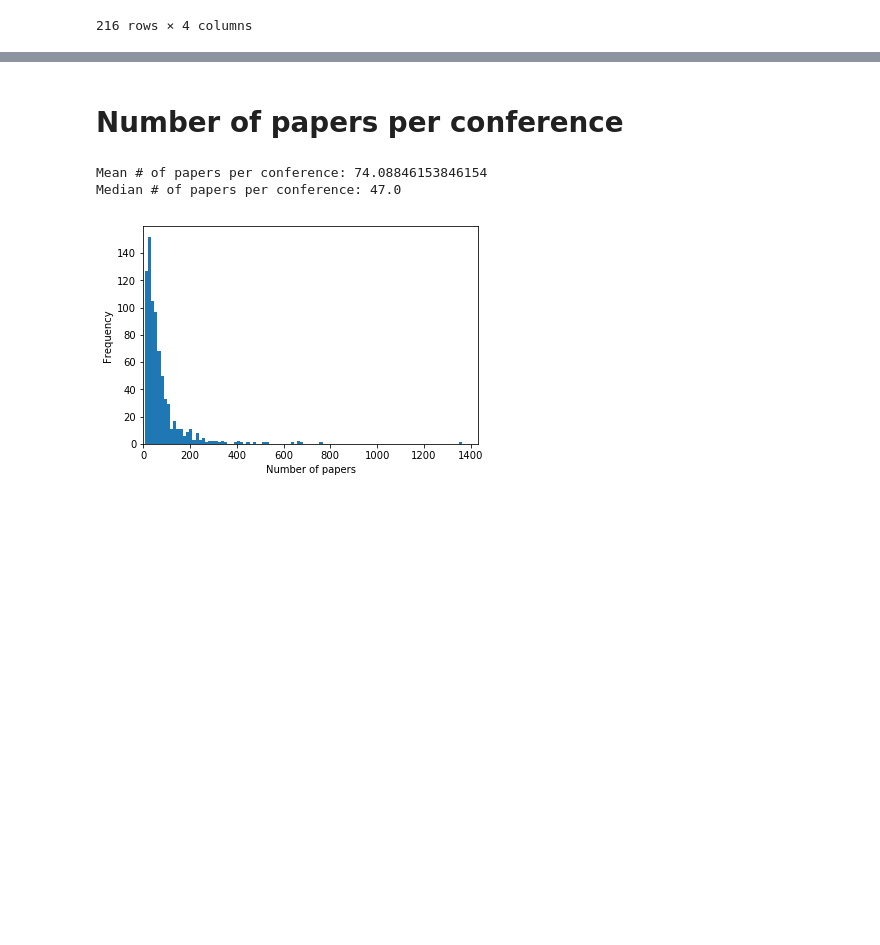
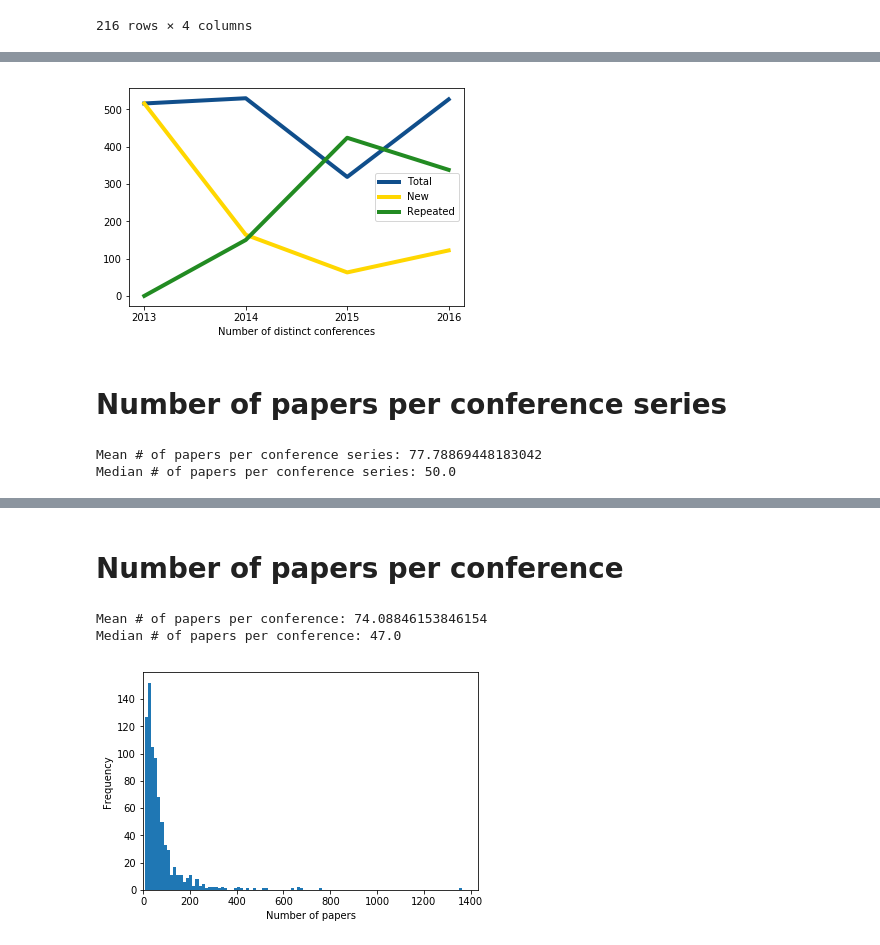
Before and after one commit to philippnaeser/recommender-system, a Jupyter notebook: notebooks/Exploration General Conferences.ipynb, the cells around one changed output, grey strips where cells are left out. Cells and saved outputs as stored; diff of their text form; code cells hidden in the pictures; blank space fills up the shorter version.

```diff
--- a/notebooks/Exploration General Conferences.ipynb
+++ b/notebooks/Exploration General Conferences.ipynb
@@ -113,0 +252,19 @@ d_train.data[d_train.data.conferenceseries_name==conferences_train[0]][["confere
+# %%
+plt.plot(years, list(cs_total["No_conferenceseries"]), color = '#104E8B', linewidth = 4, label="Total")
+plt.plot(years, list(cs_new["No_conferenceseries"]), color = '#FFD700', linewidth = 4, label="New")
+plt.plot(years, list(cs_repeated["No_conferenceseries"]), color = '#228B22', linewidth = 4, label="Repeated")
+
+plt.xlabel('Number of distinct conferences')
+plt.legend()
+plt.show()
+# %% [output]
+[figure, added]
+# %% [markdown]
+# Number of papers per conference series
+# %%
+df = d_train.data[["chapter", "conferenceseries"]].groupby(["conferenceseries"]).count()
+print("Mean # of papers per conference series: {}".format(df.mean()[0]))
+print("Median # of papers per conference series: {}".format(df.median()[0]))
+# %% [output]
+Mean # of papers per conference series: 77.78869448183042
+Median # of papers per conference series: 50.0
```
Also changed, not shown: parts of 11 cells of this notebook, 1 other file.
